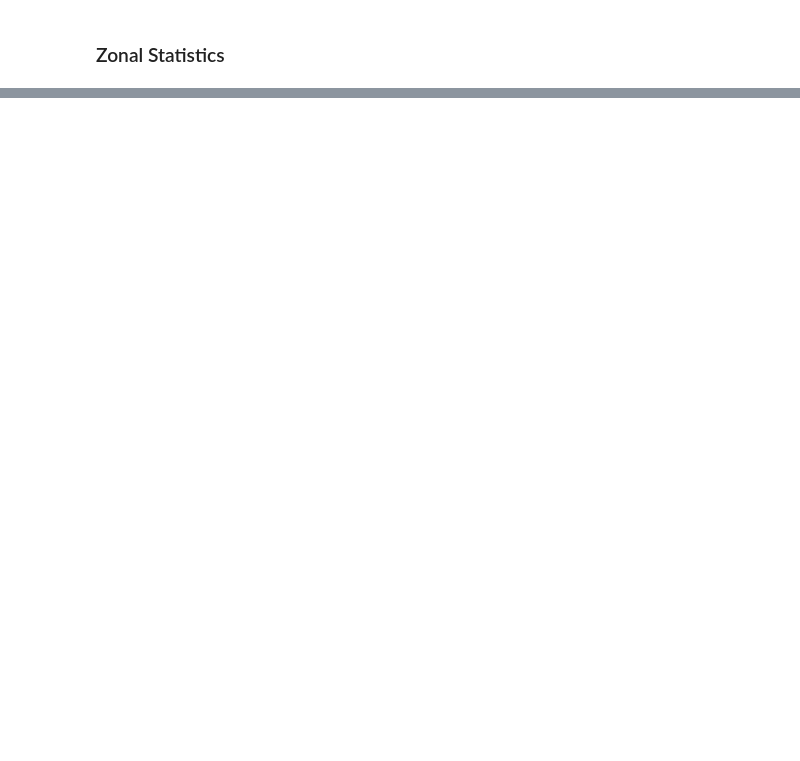
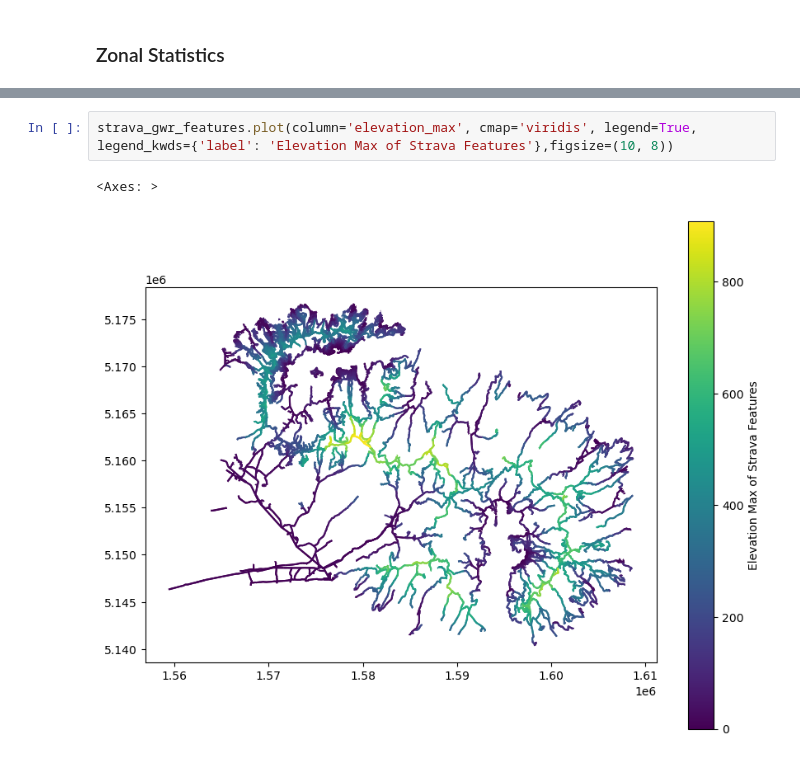
Before and after one commit to MaxwellBusby/banks-peninsula-organic-data-processing, a Jupyter notebook: GWR_Preprocessing.ipynb, the cells around one changed output, grey strips where cells are left out. Saved outputs shown, nothing was run; the diff lists cells and outputs as text; blank space fills up the shorter version.

```diff
--- a/GWR_Preprocessing.ipynb
+++ b/GWR_Preprocessing.ipynb
@@ -128,0 +147,5 @@ strava_gwr_features.head()
+# %%
+strava_gwr_features.plot(column='elevation_max', cmap='viridis', legend=True, legend_kwds={'label': 'Elevation Max of Strava Features'},figsize=(10, 8))
+# %% [output]
+<Axes: >
+[figure, added]
```
Also changed, not shown: parts of 37 cells of this notebook.
